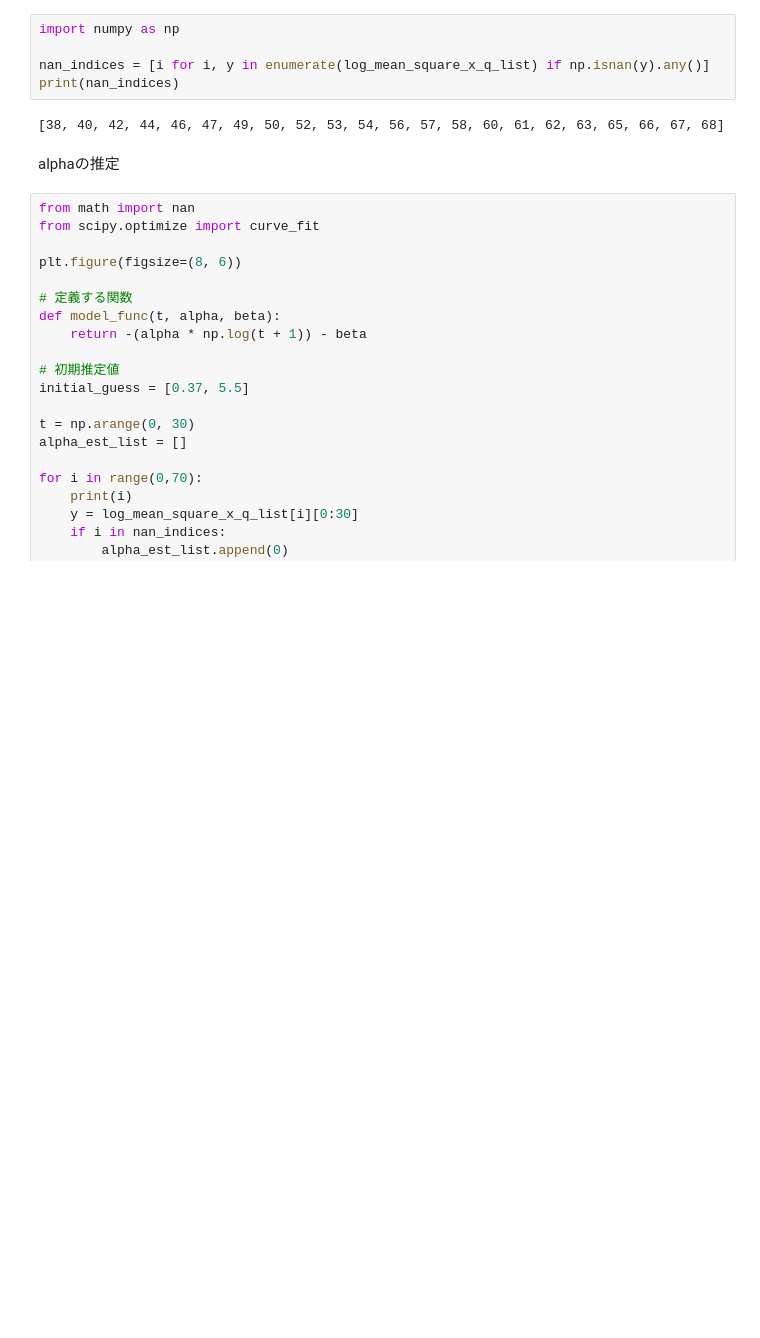
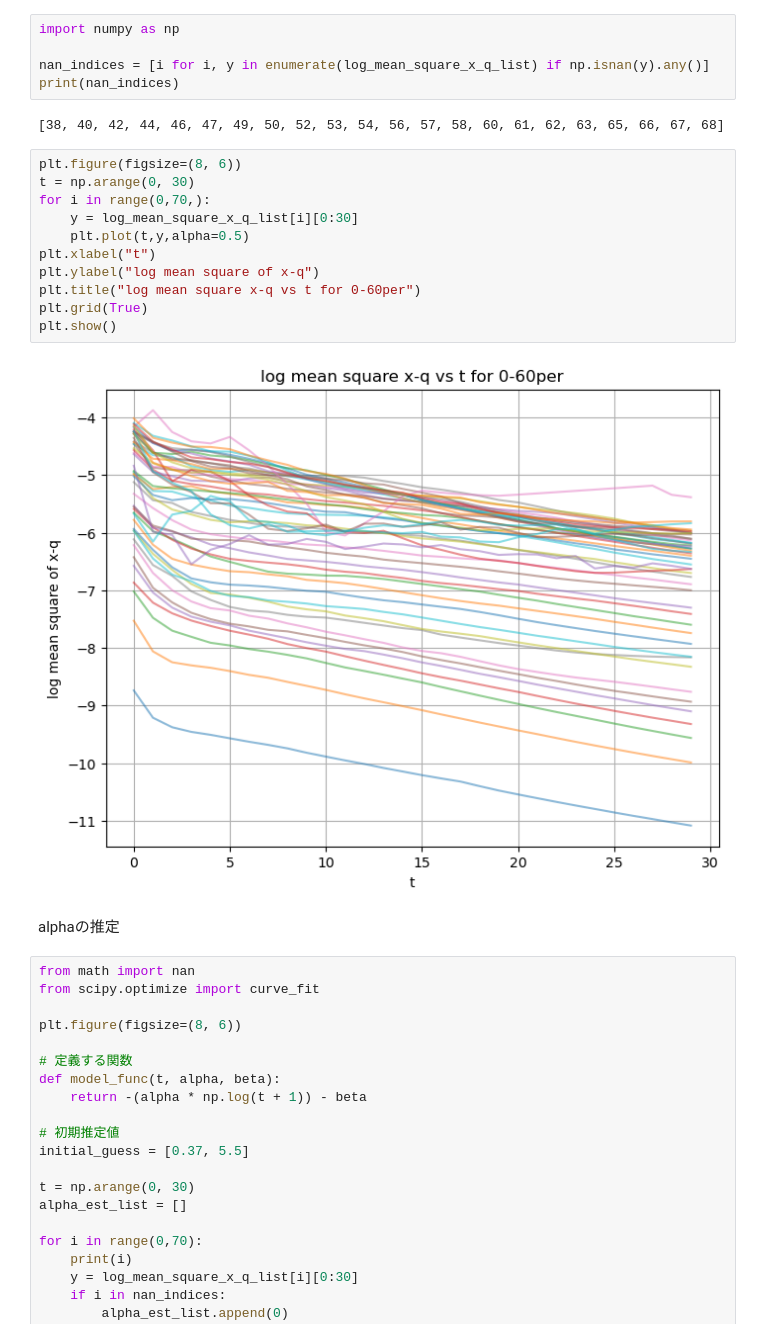
Before and after one commit to LABO-M/horserace, a Jupyter notebook: keiba17.ipynb, the cells around one changed output. Cells and saved outputs as stored; diff of their text form; blank space fills up the shorter version.

```diff
--- a/keiba17.ipynb
+++ b/keiba17.ipynb
@@ -363,6 +404,19 @@ nan_indices = [i for i, y in enumerate(log_mean_square_x_q_list) if np.isnan(y).
 print(nan_indices)
 # %% [output]
 [38, 40, 42, 44, 46, 47, 49, 50, 52, 53, 54, 56, 57, 58, 60, 61, 62, 63, 65, 66, 67, 68]
+# %%
+plt.figure(figsize=(8, 6))
+t = np.arange(0, 30)
+for i in range(0,70,):
+    y = log_mean_square_x_q_list[i][0:30]
+    plt.plot(t,y,alpha=0.5)
+plt.xlabel("t")
+plt.ylabel("log mean square of x-q")
+plt.title("log mean square x-q vs t for 0-60per")
+plt.grid(True)
+plt.show()
+# %% [output]
+[figure, added]
 # %% [markdown]
 alphaの推定
 # %%
```
Also changed, not shown: parts of 12 cells of this notebook.
